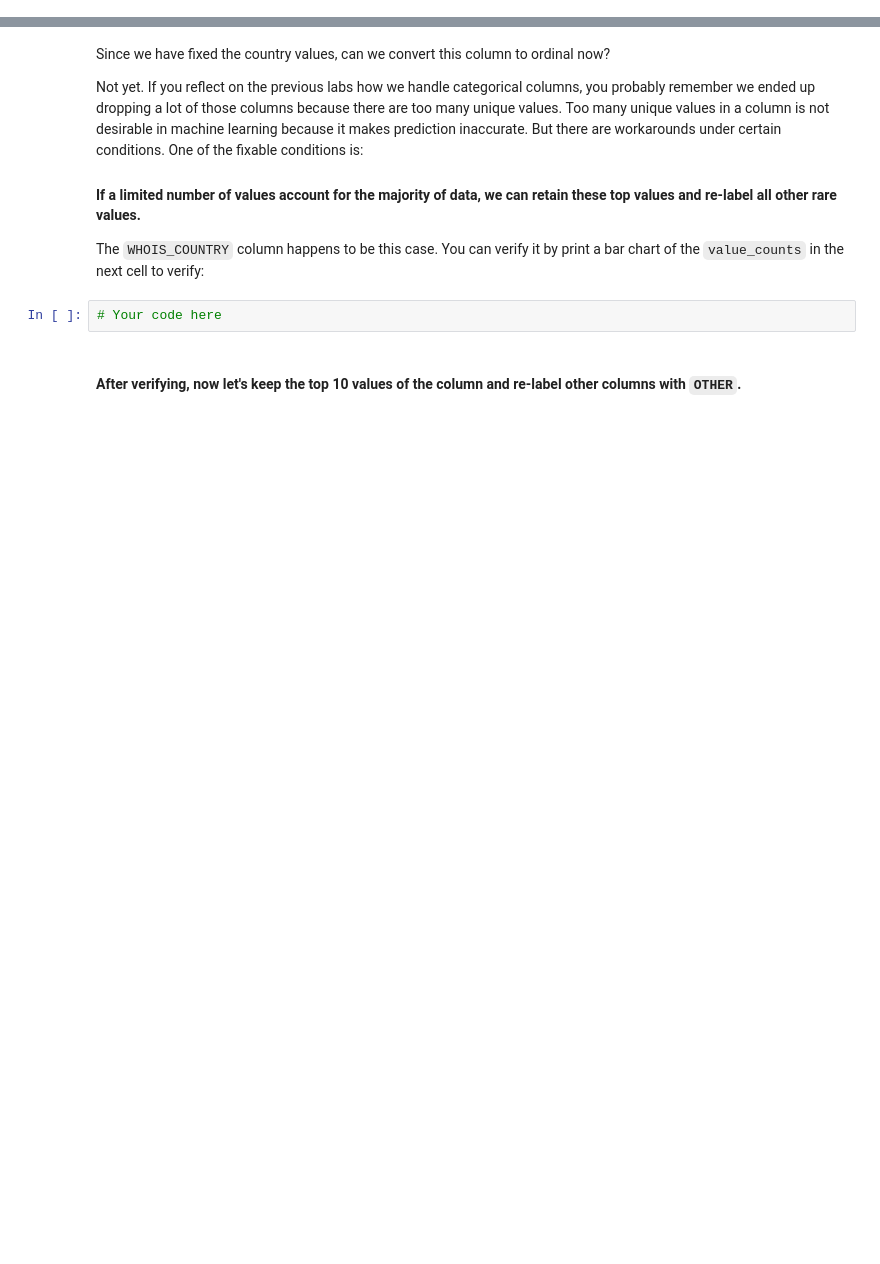
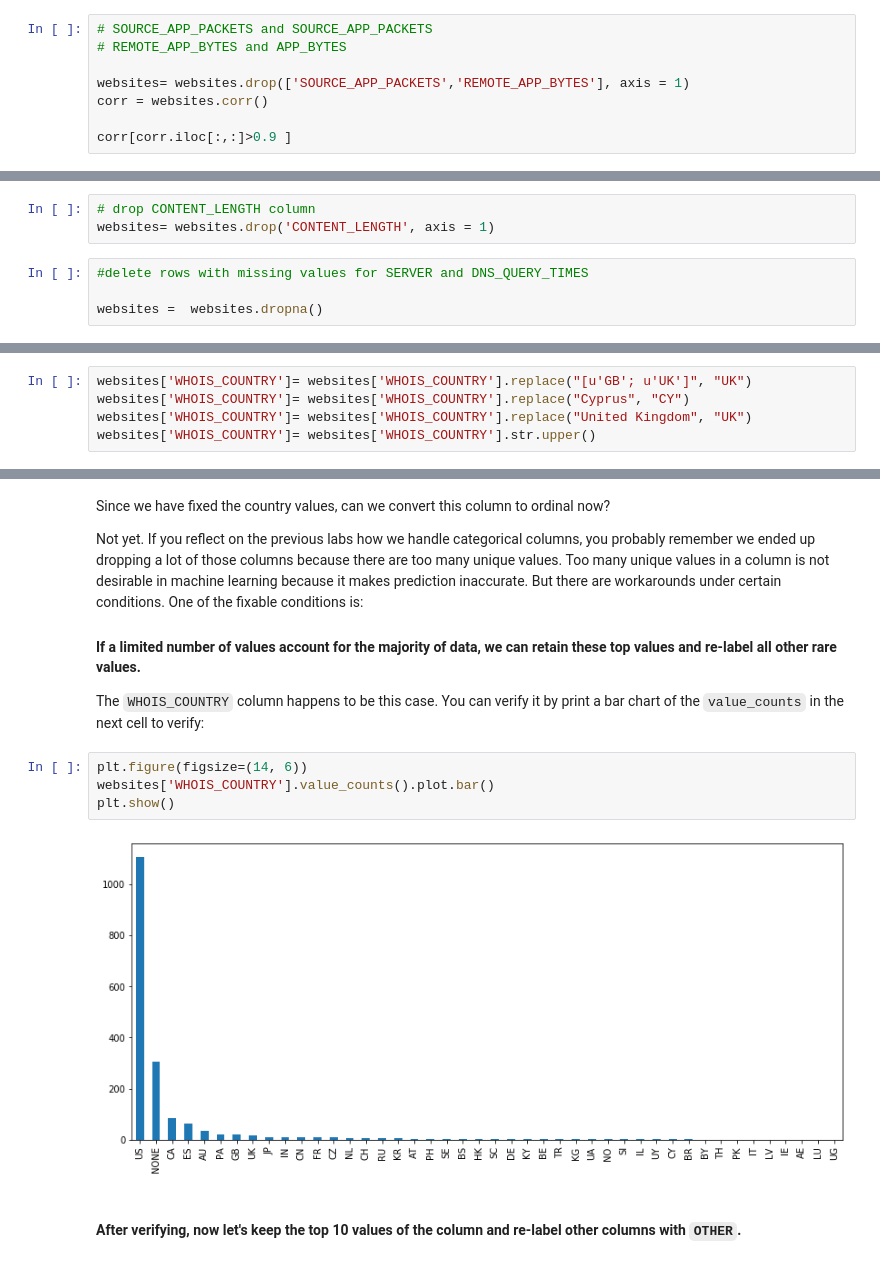
Before and after one commit to ta-data-lis/lab-supervised-learning, a Jupyter notebook: your-code/main.ipynb, the cells around one changed output, grey strips where cells are left out. Cells and saved outputs as stored; diff of their text form; blank space fills up the shorter version.

```diff
--- a/your-code/main.ipynb
+++ b/your-code/main.ipynb
@@ -70,0 +236,8 @@ In the cells below, remove as few columns as you can to eliminate the high colli
+# %%
+# SOURCE_APP_PACKETS and SOURCE_APP_PACKETS
+# REMOTE_APP_BYTES and APP_BYTES
+
+websites= websites.drop(['SOURCE_APP_PACKETS','REMOTE_APP_BYTES'], axis = 1)
+corr = websites.corr()
+
+corr[corr.iloc[:,:]>0.9 ]
@@ -85,3 +273,10 @@ If you remember in the previous labs, we drop a column if the column contains a
+# %%
+# drop CONTENT_LENGTH column
+websites= websites.drop('CONTENT_LENGTH', axis = 1)
+# %%
+#delete rows with missing values for SERVER and DNS_QUERY_TIMES
+
+websites =  websites.dropna()
 # %% [markdown]
 #### Again, examine the number of missing values in each column.
 
@@ -115,0 +323,5 @@ How to handle string columns is always case by case. Let's start by working on `
+# %%
+websites['WHOIS_COUNTRY']= websites['WHOIS_COUNTRY'].replace("[u'GB'; u'UK']", "UK")
+websites['WHOIS_COUNTRY']= websites['WHOIS_COUNTRY'].replace("Cyprus", "CY")
+websites['WHOIS_COUNTRY']= websites['WHOIS_COUNTRY'].replace("United Kingdom", "UK")
+websites['WHOIS_COUNTRY']= websites['WHOIS_COUNTRY'].str.upper()
@@ -121,7 +341,11 @@ Not yet. If you reflect on the previous labs how we handle categorical columns,
 #### If a limited number of values account for the majority of data, we can retain these top values and re-label all other rare values.
 
 The `WHOIS_COUNTRY` column happens to be this case. You can verify it by print a bar chart of the `value_counts` in the next cell to verify:
-# %%
-# Your code here
+# %%
+plt.figure(figsize=(14, 6))
+websites['WHOIS_COUNTRY'].value_counts().plot.bar()
+plt.show()
+# %% [output]
+[figure, added]
 # %% [markdown]
 #### After verifying, now let's keep the top 10 values of the column and re-label other columns with `OTHER`.
```
Also changed, not shown: parts of 77 cells of this notebook.
